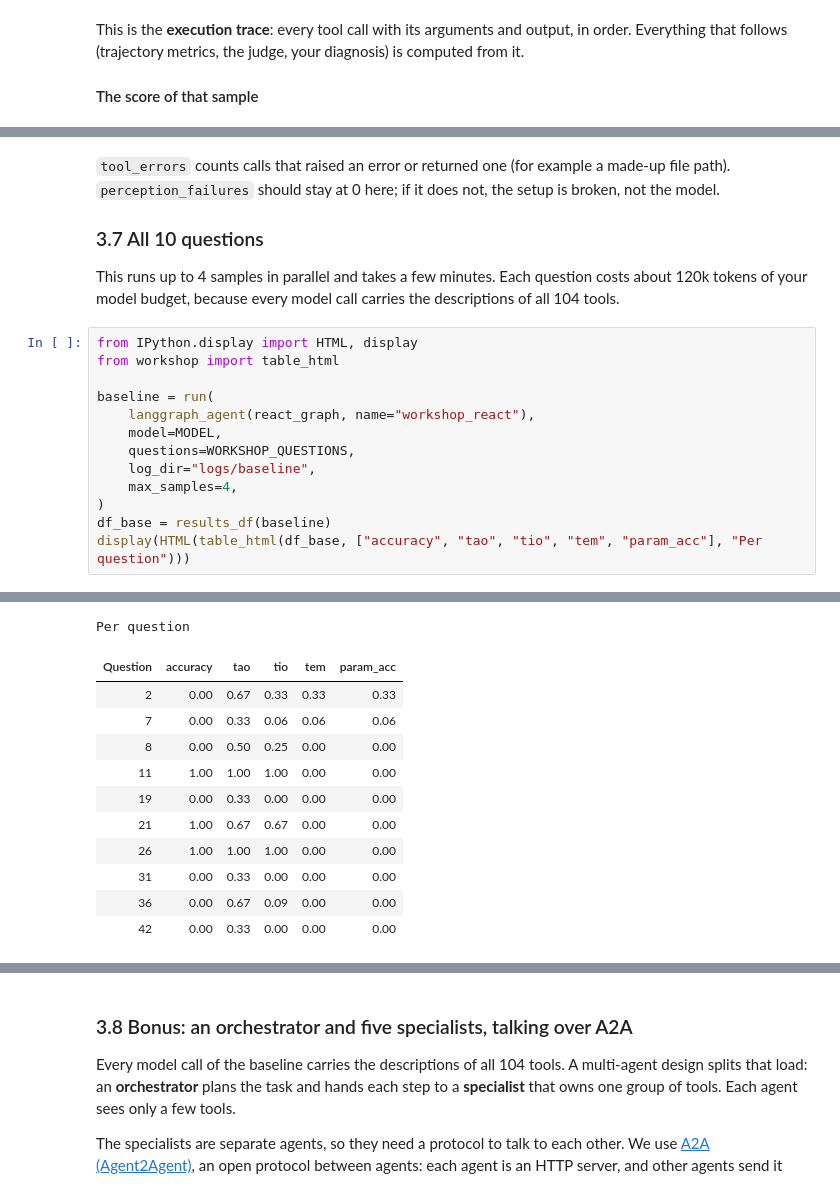
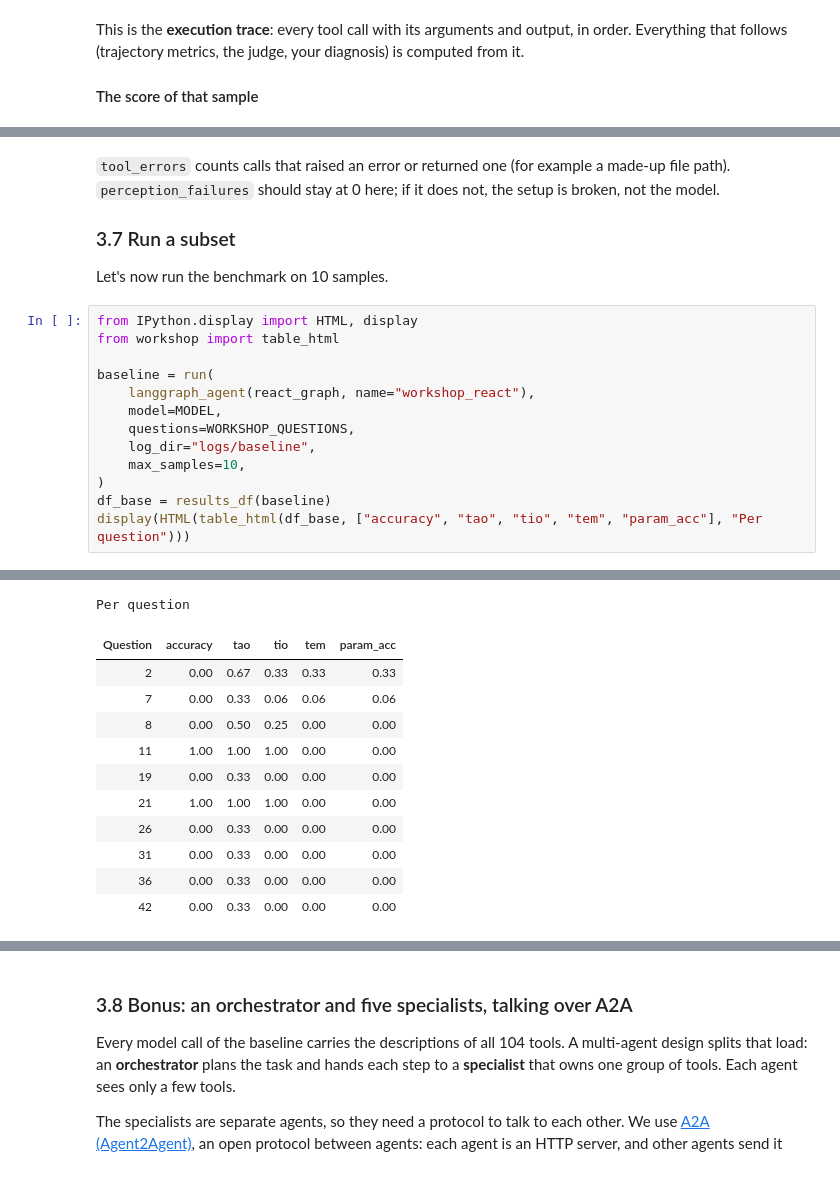
Before and after one commit to eve-esa/agents-evals, a Jupyter notebook: evaluating-eo-agents-bifold/eval_agents_handson.ipynb, the cells around one changed output, grey strips where cells are left out. Saved outputs shown, nothing was run; the diff lists cells and outputs as text.

```diff
--- a/evaluating-eo-agents-bifold/eval_agents_handson.ipynb
+++ b/evaluating-eo-agents-bifold/eval_agents_handson.ipynb
@@ -735,35 +758,35 @@ Same tool, same arguments Same tool, different arguments Different tool Expert s
 # %% [markdown]
 `tool_errors` counts calls that raised an error or returned one (for example a made-up file path). `perception_failures` should stay at 0 here; if it does not, the setup is broken, not the model.
 
-### 3.7 All 10 questions
+### 3.7 Run a subset
 
-This runs up to 4 samples in parallel and takes a few minutes. Each question costs about 120k tokens of your model budget, because every model call carries the descriptions of all 104 tools.
+Let's now run the benchmark on 10 samples.
 # %%
 from IPython.display import HTML, display
 from workshop import table_html
 
 baseline = run(
     langgraph_agent(react_graph, name="workshop_react"),
     model=MODEL,
     questions=WORKSHOP_QUESTIONS,
     log_dir="logs/baseline",
-    max_samples=4,
+    max_samples=10,
 )
 df_base = results_df(baseline)
 display(HTML(table_html(df_base, ["accuracy", "tao", "tio", "tem", "param_acc"], "Per question")))
 # %% [output]
 [interactive output not drawn]
 Per question
 | Question | accuracy | tao | tio | tem | param_acc |
 | 2 | 0.00 | 0.67 | 0.33 | 0.33 | 0.33 |
 | 7 | 0.00 | 0.33 | 0.06 | 0.06 | 0.06 |
 | 8 | 0.00 | 0.50 | 0.25 | 0.00 | 0.00 |
 | 11 | 1.00 | 1.00 | 1.00 | 0.00 | 0.00 |
 | 19 | 0.00 | 0.33 | 0.00 | 0.00 | 0.00 |
-| 21 | 1.00 | 0.67 | 0.67 | 0.00 | 0.00 |
-| 26 | 1.00 | 1.00 | 1.00 | 0.00 | 0.00 |
+| 21 | 1.00 | 1.00 | 1.00 | 0.00 | 0.00 |
+| 26 | 0.00 | 0.33 | 0.00 | 0.00 | 0.00 |
 | 31 | 0.00 | 0.33 | 0.00 | 0.00 | 0.00 |
-| 36 | 0.00 | 0.67 | 0.09 | 0.00 | 0.00 |
+| 36 | 0.00 | 0.33 | 0.00 | 0.00 | 0.00 |
 | 42 | 0.00 | 0.33 | 0.00 | 0.00 | 0.00 |
 # %%
 from IPython.display import HTML, display
```
Also changed, not shown: parts of 24 cells of this notebook.
